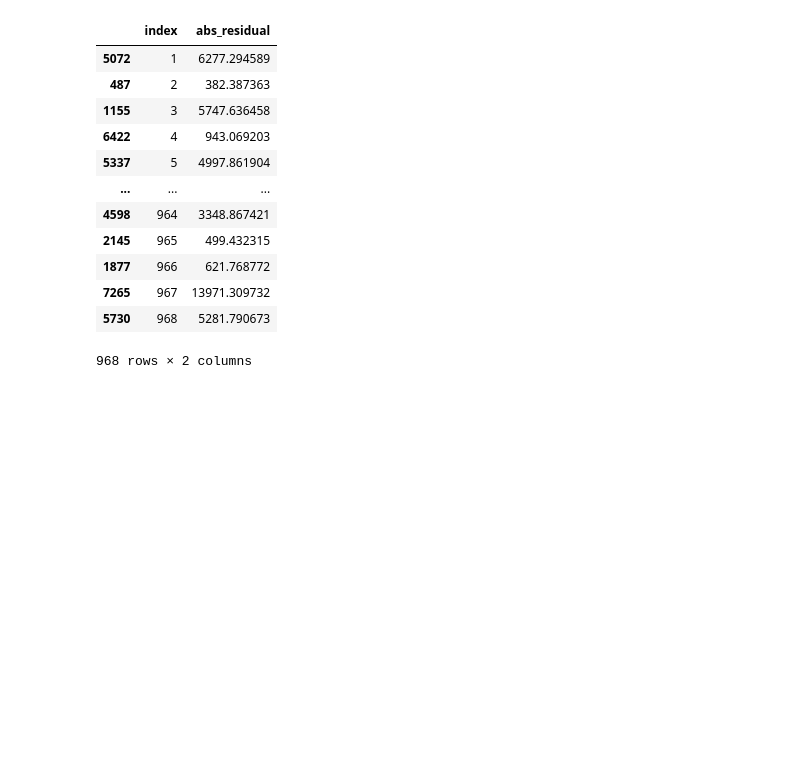
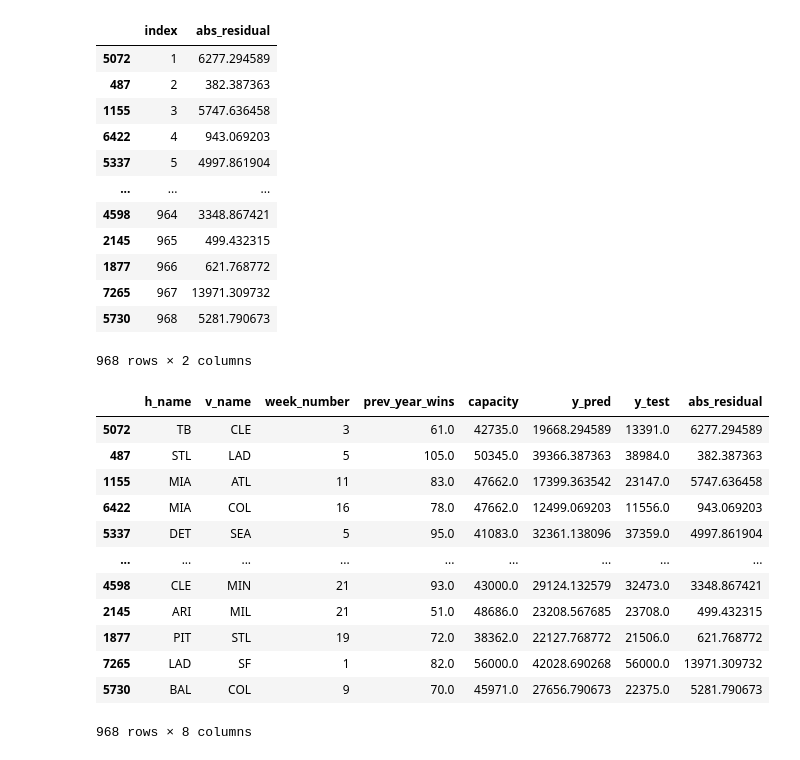
Before and after one commit to tmarchok1/DS440_project, a Jupyter notebook: rf_errorAnalysis_jeff.ipynb, the cells around one changed output. Drawn from its saved outputs; the diff is of its cells as text; code cells hidden in the pictures; blank space fills up the shorter version.

Commit message:
error analysis update
looking at under vs over estimates by team from the model. Picked out the largest residuals from the model to try and detect patterns

```diff
--- a/rf_errorAnalysis_jeff.ipynb
+++ b/rf_errorAnalysis_jeff.ipynb
@@ -198,3 +194,31 @@ results[['index', 'abs_residual']]
 | 7265 | 967 | 13971.309732 |
 | 5730 | 968 | 5281.790673 |
 968 rows × 2 columns
+# %%
+
+#Converting dummy variables back for easier analysis
+one_hot_cols = [col for col in results.columns if col.startswith('cat__h_name_')]
+results['h_name'] = results[one_hot_cols].idxmax(axis=1).str.replace('cat__h_name_', '', regex=False)
+
+one_hot_cols_v = [col for col in results.columns if col.startswith('cat__v_name_')]
+results['v_name'] = results[one_hot_cols_v].idxmax(axis=1).str.replace('cat__v_name_', '', regex=False)
+
+one_hot_cols_week = [col for col in results.columns if col.startswith('cat__week_')]
+results['week_number'] = results[one_hot_cols_week].idxmax(axis=1).str.replace('cat__week_', '', regex=False)
+# %%
+results_sub = results[['h_name','v_name','week_number','prev_year_wins','capacity','y_pred','y_test','abs_residual']]
+results_sub
+# %% [output]
+|  | h_name | v_name | week_number | prev_year_wins | capacity | y_pred | y_test | abs_residual |
+| 5072 | TB | CLE | 3 | 61.0 | 42735.0 | 19668.294589 | 13391.0 | 6277.294589 |
+| 487 | STL | LAD | 5 | 105.0 | 50345.0 | 39366.387363 | 38984.0 | 382.387363 |
+| 1155 | MIA | ATL | 11 | 83.0 | 47662.0 | 17399.363542 | 23147.0 | 5747.636458 |
+| 6422 | MIA | COL | 16 | 78.0 | 47662.0 | 12499.069203 | 11556.0 | 943.069203 |
+| 5337 | DET | SEA | 5 | 95.0 | 41083.0 | 32361.138096 | 37359.0 | 4997.861904 |
+| ... | ... | ... | ... | ... | ... | ... | ... | ... |
+| 4598 | CLE | MIN | 21 | 93.0 | 43000.0 | 29124.132579 | 32473.0 | 3348.867421 |
+| 2145 | ARI | MIL | 21 | 51.0 | 48686.0 | 23208.567685 | 23708.0 | 499.432315 |
+| 1877 | PIT | STL | 19 | 72.0 | 38362.0 | 22127.768772 | 21506.0 | 621.768772 |
+| 7265 | LAD | SF | 1 | 82.0 | 56000.0 | 42028.690268 | 56000.0 | 13971.309732 |
+| 5730 | BAL | COL | 9 | 70.0 | 45971.0 | 27656.790673 | 22375.0 | 5281.790673 |
+968 rows × 8 columns
```
Also changed, not shown: parts of 9 cells of this notebook, 1 other file.
